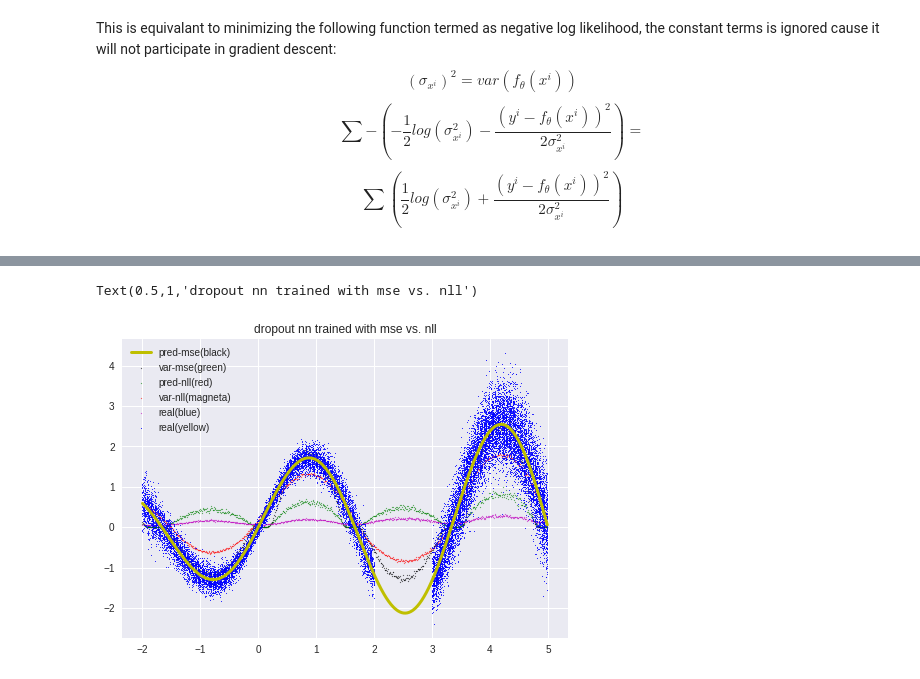
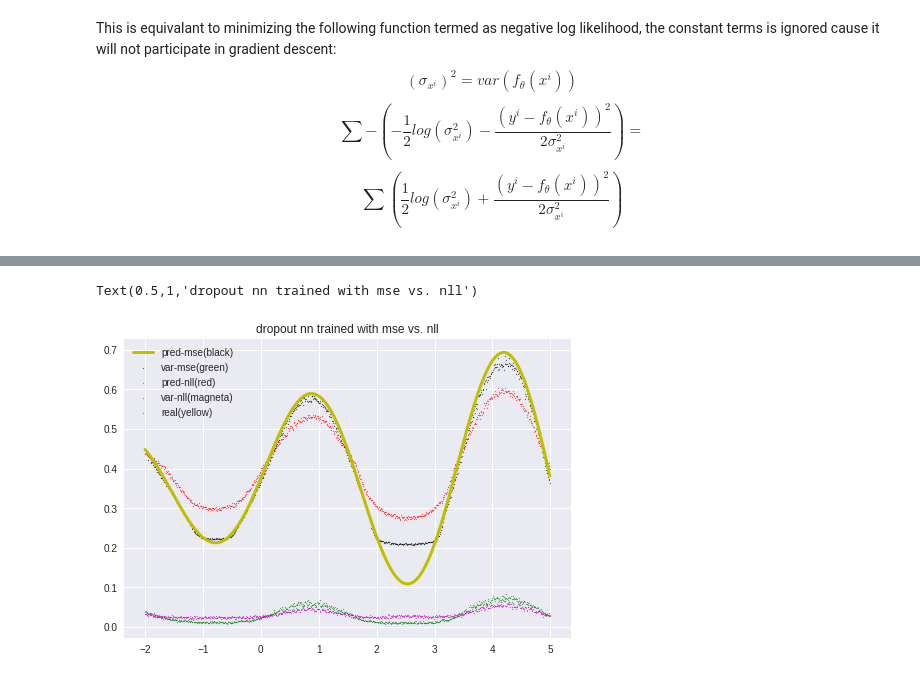
Before and after one commit to dragonheat123/nll_tryout, a Jupyter notebook: NLLexample.ipynb, the cells around one changed output, grey strips where cells are left out. Drawn from its saved outputs; the diff is of its cells as text; code cells hidden in the pictures.

```diff
--- a/NLLexample.ipynb
+++ b/NLLexample.ipynb
@@ -57,4 +57,15 @@ plt.title('plot of y with features')
 x_input = np.concatenate((feat1,feat2),axis=1)
 x_input = x_input.astype('float32')
 np.shape(x_input)
+
+xmin = np.array([1,-1])
+xmax = np.array([6.5,1])
+ymin = np.array([-3])
+ymax = np.array([5])
+
+x_train = ((x_input-xmin)/(xmax-xmin))
+y_train = ((y-ymin)/(ymax-ymin))
+
+x_test = ((realx_c-xmin)/(xmax-xmin))
+y_test = ((realy-ymin)/(ymax-ymin))
 # %% [output]
@@ -128,8 +138,8 @@ model2.compile(loss=custom_loss,optimizer='adagrad')
 model2.summary()
 
 
-history = model.fit(x_input, y, epochs=100, verbose=0, batch_size=1024)
-history2 = model2.fit(x_input, y, epochs=100, verbose=0, batch_size=1024)
+history = model.fit(x_train, y_train, epochs=100, verbose=0, batch_size=1024)
+history2 = model2.fit(x_train, y_train, epochs=100, verbose=0, batch_size=1024)
 
 plt.figure(3)
 plt.plot(history.history['loss'])
@@ -172,9 +182,9 @@ _________________________________________________________________
 mat = []
 mat2 = []
 for i in range(0,100):
-    mat.append(model.predict(realx_c))
-    mat2.append(model2.predict(realx_c))
-    print(i)
+    mat.append(model.predict(x_test))
+    mat2.append(model2.predict(x_test))
+    #print(i)
 
 a = np.mean(mat,axis=0)
 b = np.std(mat,axis=0)
@@ -201,13 +193,12 @@ b2 = np.std(mat2,axis=0)
 # %%
 plt.figure(5)
 plt.scatter(realx,a,alpha=0.5,s=1,c='k')
 plt.scatter(realx,b,alpha=0.5,s=1,c='g')
 plt.scatter(realx,a2,alpha=0.5,s=1,c='r')
 plt.scatter(realx,b2,alpha=0.5,s=1,c='m')
-plt.scatter(xrange,y,s=0.5,c='b')
-plt.plot(realx,realy,color='y',linewidth=3)
-plt.legend(['pred-mse(black)','var-mse(green)','pred-nll(red)','var-nll(magneta)','real(blue)','real(yellow)'])
-plt.title('dropout nn trained with mse vs. nll')
+plt.plot(realx,y_test,color='y',linewidth=3)
+plt.legend(['pred-mse(black)','var-mse(green)','pred-nll(red)','var-nll(magneta)','real(yellow)'])
+plt.title('dropout nn trained with mse vs. nll (normalized results)')
 # %% [output]
 Text(0.5,1,'dropout nn trained with mse vs. nll')
-[figure, old version]
+[figure, new version]
```
Also changed, not shown: parts of 5 cells of this notebook.
